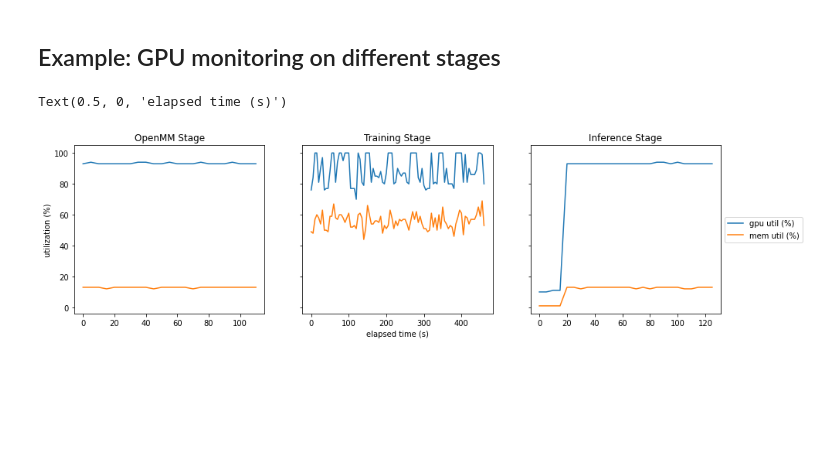
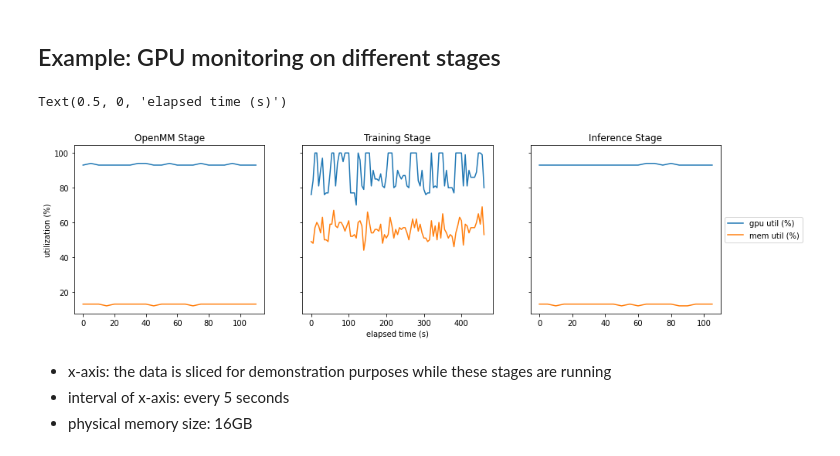
Before and after one commit to radical-experiments/deepdriveMD, a Jupyter notebook: analysis/data_movement_and_monitoring.ipynb, the cells around one changed output. Drawn from its saved outputs; the diff is of its cells as text; code cells hidden in the pictures; blank space fills up the shorter version.

Commit message:
comments added for the last plot (gpu util)

```diff
--- a/analysis/data_movement_and_monitoring.ipynb
+++ b/analysis/data_movement_and_monitoring.ipynb
@@ -150,27 +150,31 @@ gpu_monitor_train = [[0, 260, 41, 39, 76, 49, 0, 0, 877, 1530], [0, 256, 42, 39,
-gpu_monitor_infer = [[0, 58, 30, 29, 10, 1, 0, 0, 877, 1312], [0, 55, 30, 29, 10, 1, 0, 0, 877, 1312], [0, 58, 30, 29, 11, 1, 0, 0, 877, 1312], [0, 57, 30, 29, 11, 1, 0, 0, 877, 1312], [0, 181, 38, 34, 93, 13, 0, 0, 877, 1530], [0, 196, 40, 35, 93, 13, 0, 0, 877, 1530], [0, 192, 40, 35, 93, 12, 0, 0, 877, 1530], [0, 182, 40, 35, 93, 13, 0, 0, 877, 1530], [0, 194, 40, 36, 93, 13, 0, 0, 877, 1530], [0, 195, 40, 36, 93, 13, 0, 0, 877, 1530], [0, 198, 39, 35, 93, 13, 0, 0, 877, 1530], [0, 177, 40, 36, 93, 13, 0, 0, 877, 1530], [0, 186, 40, 36, 93, 13, 0, 0, 877, 1530], [0, 201, 40, 36, 93, 13, 0, 0, 877, 1530], [0, 204, 40, 36, 93, 12, 0, 0, 877, 1530], [0, 193, 40, 36, 93, 13, 0, 0, 877, 1530], [0, 189, 41, 36, 93, 12, 0, 0, 877, 1530], [0, 196, 40, 36, 94, 13, 0, 0, 877, 1530], [0, 178, 41, 36, 94, 13, 0, 0, 877, 1530], [0, 196, 41, 36, 93, 13, 0, 0, 877, 1530], [0, 193, 40, 35, 94, 13, 0, 0, 877, 1530], [0, 187, 40, 36, 93, 12, 0, 0, 877, 1530], [0, 206, 41, 36, 93, 12, 0, 0, 877, 1530], [0, 189, 41, 36, 93, 13, 0, 0, 877, 1530], [0, 166, 40, 36, 93, 13, 0, 0, 877, 1530], [0, 199, 41, 36, 93, 13, 0, 0, 877, 1530]]
+gpu_monitor_infer = [[0, 181, 38, 34, 93, 13, 0, 0, 877, 1530], [0, 196, 40, 35, 93, 13, 0, 0, 877, 1530], [0, 192, 40, 35, 93, 12, 0, 0, 877, 1530], [0, 182, 40, 35, 93, 13, 0, 0, 877, 1530], [0, 194, 40, 36, 93, 13, 0, 0, 877, 1530], [0, 195, 40, 36, 93, 13, 0, 0, 877, 1530], [0, 198, 39, 35, 93, 13, 0, 0, 877, 1530], [0, 177, 40, 36, 93, 13, 0, 0, 877, 1530], [0, 186, 40, 36, 93, 13, 0, 0, 877, 1530], [0, 201, 40, 36, 93, 13, 0, 0, 877, 1530], [0, 204, 40, 36, 93, 12, 0, 0, 877, 1530], [0, 193, 40, 36, 93, 13, 0, 0, 877, 1530], [0, 189, 41, 36, 93, 12, 0, 0, 877, 1530], [0, 196, 40, 36, 94, 13, 0, 0, 877, 1530], [0, 178, 41, 36, 94, 13, 0, 0, 877, 1530], [0, 196, 41, 36, 93, 13, 0, 0, 877, 1530], [0, 193, 40, 35, 94, 13, 0, 0, 877, 1530], [0, 187, 40, 36, 93, 12, 0, 0, 877, 1530], [0, 206, 41, 36, 93, 12, 0, 0, 877, 1530], [0, 189, 41, 36, 93, 13, 0, 0, 877, 1530], [0, 166, 40, 36, 93, 13, 0, 0, 877, 1530], [0, 199, 41, 36, 93, 13, 0, 0, 877, 1530]]
 gpu_monitor_names = ['gpu', 'pwr', 'gtemp', 'mtemp', 'sm', 'mem', 'enc', 'dec', 'mclk', 'pclk']
 
 monitor_interval = 5 #sec
 
 df_openmm = pd.DataFrame(gpu_monitor_openmm, columns=gpu_monitor_names, index=np.arange(0, len(gpu_monitor_openmm) * monitor_interval, monitor_interval))
 df_train = pd.DataFrame(gpu_monitor_train, columns=gpu_monitor_names, index=np.arange(0, len(gpu_monitor_train) * monitor_interval, monitor_interval))
 df_infer = pd.DataFrame(gpu_monitor_infer, columns=gpu_monitor_names, index=np.arange(0, len(gpu_monitor_infer) * monitor_interval, monitor_interval))
 
 df_openmm_u = df_openmm.rename(columns={'sm':"gpu util (%)", "mem":"mem util (%)"})
 df_infer_u = df_infer.rename(columns={'sm':"gpu util (%)", "mem":"mem util (%)"})
 df_train_u = df_train.rename(columns={'sm':"gpu util (%)", "mem":"mem util (%)"})
 
 fig, axes = plt.subplots(nrows=1, ncols=3, sharey=True, figsize=(15,4))
 
 df_openmm_u[['gpu util (%)','mem util (%)']].plot(ax=axes[0], legend=False)
 df_train_u[['gpu util (%)','mem util (%)']].plot(ax=axes[1], legend=False)
 df_infer_u[['gpu util (%)','mem util (%)']].plot(ax=axes[2])
 axes[2].legend(loc='center left', bbox_to_anchor=(1, 0.5))
 axes[0].set_title('OpenMM Stage')
 axes[1].set_title('Training Stage')
 axes[2].set_title('Inference Stage')
 axes[0].set_ylabel('utilization (%)')
 axes[1].set_xlabel('elapsed time (s)')
 # %% [output]
 Text(0.5, 0, 'elapsed time (s)')
-[figure, old version]
+[figure, new version]
+# %% [markdown]
+- x-axis: the data is sliced for demonstration purposes while these stages are running
+- interval of x-axis: every 5 seconds
+- physical memory size: 16GB
```
